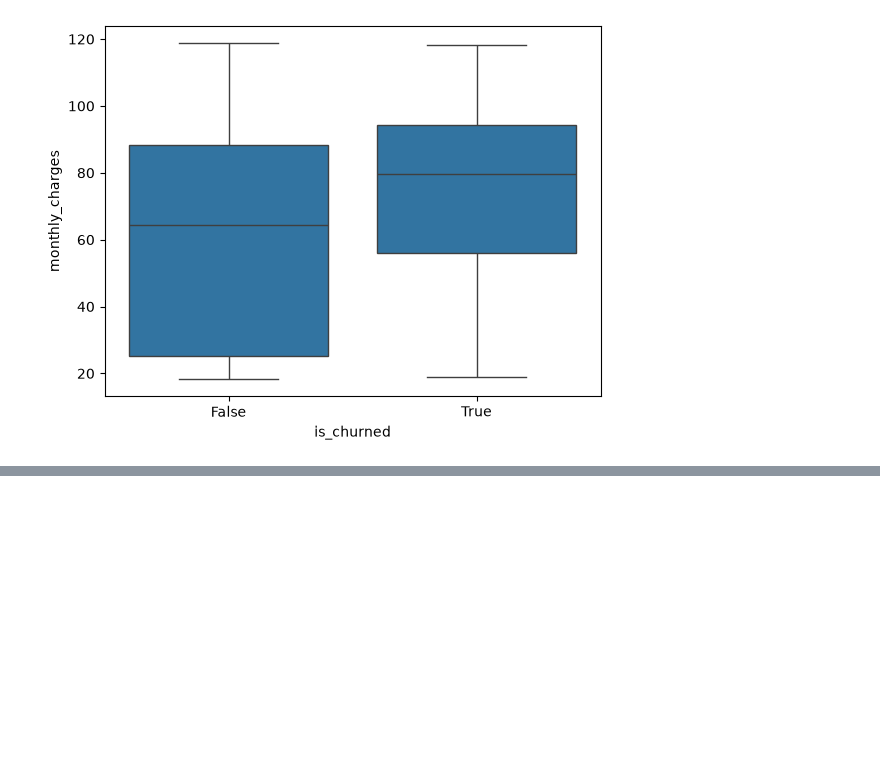
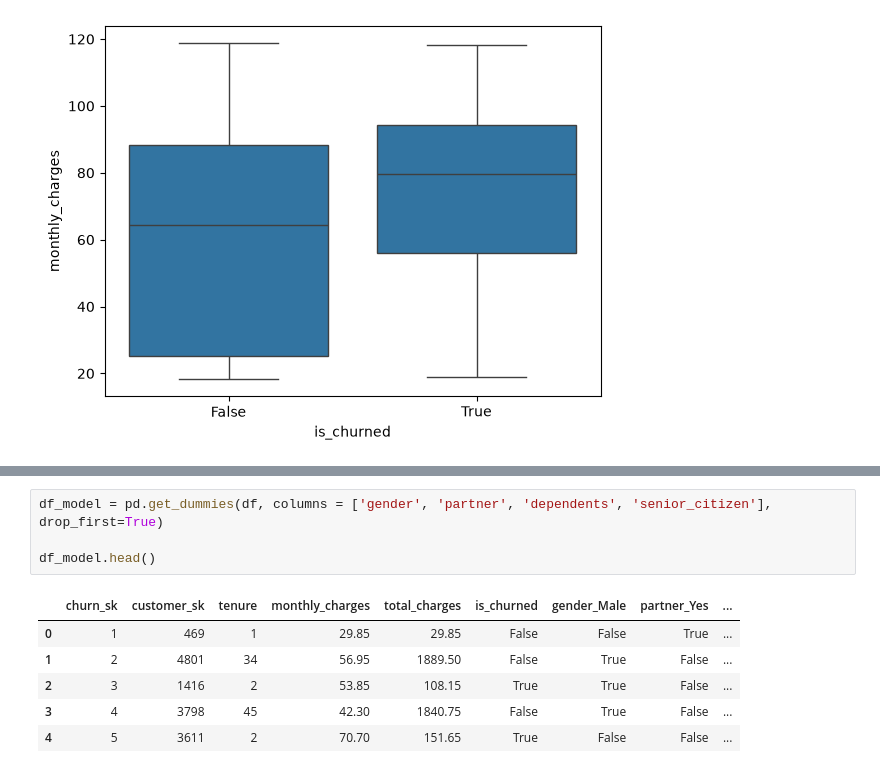
Before and after one commit to vdd11/customer_churn_analysis, a Jupyter notebook: notebooks/01_eda.ipynb, the cells around one changed output, grey strips where cells are left out. Drawn from its saved outputs; the diff is of its cells as text; blank space fills up the shorter version.

Commit message:
modified:   notebooks/01_eda.ipynb 	new file:   notebooks/02_model_training.ipynb 	modified:   requirements.txt

```diff
--- a/notebooks/01_eda.ipynb
+++ b/notebooks/01_eda.ipynb
@@ -82,0 +119,11 @@ plt.show()
+# %%
+df_model = pd.get_dummies(df, columns = ['gender', 'partner', 'dependents', 'senior_citizen'], drop_first=True)
+
+df_model.head()
+# %% [output]
+|  | churn_sk | customer_sk | tenure | monthly_charges | total_charges | is_churned | gender_Male | partner_Yes | ... |
+| 0 | 1 | 469 | 1 | 29.85 | 29.85 | False | False | True | ... |
+| 1 | 2 | 4801 | 34 | 56.95 | 1889.50 | False | True | False | ... |
+| 2 | 3 | 1416 | 2 | 53.85 | 108.15 | True | True | False | ... |
+| 3 | 4 | 3798 | 45 | 42.30 | 1840.75 | False | True | False | ... |
+| 4 | 5 | 3611 | 2 | 70.70 | 151.65 | True | False | False | ... |
```
Also changed, not shown: parts of 4 cells of this notebook, 2 other files.
